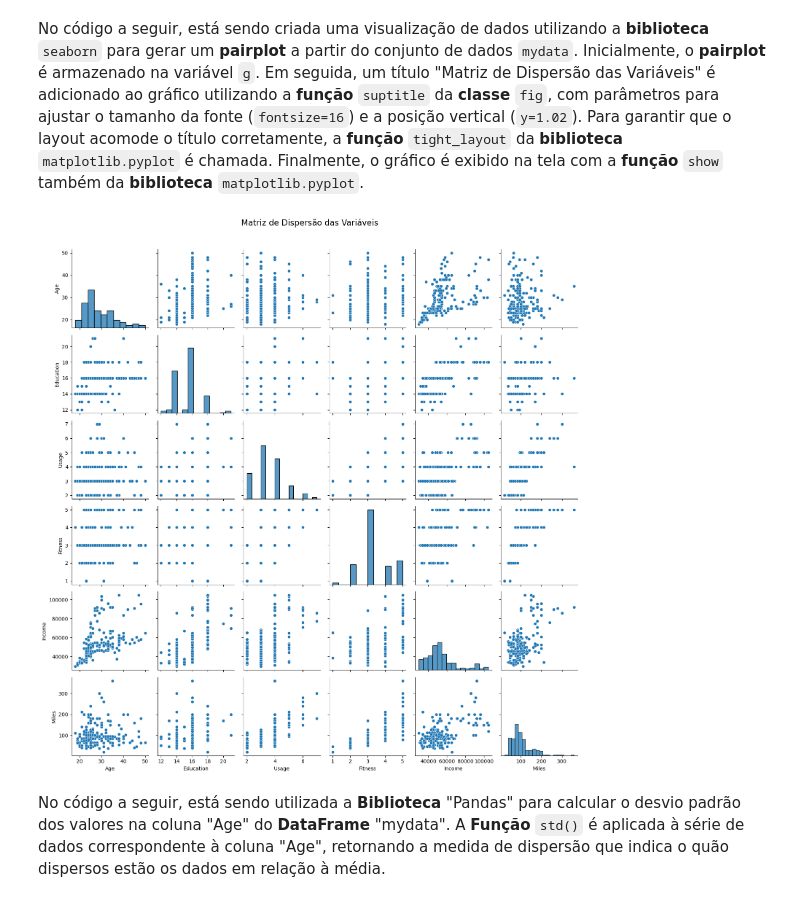
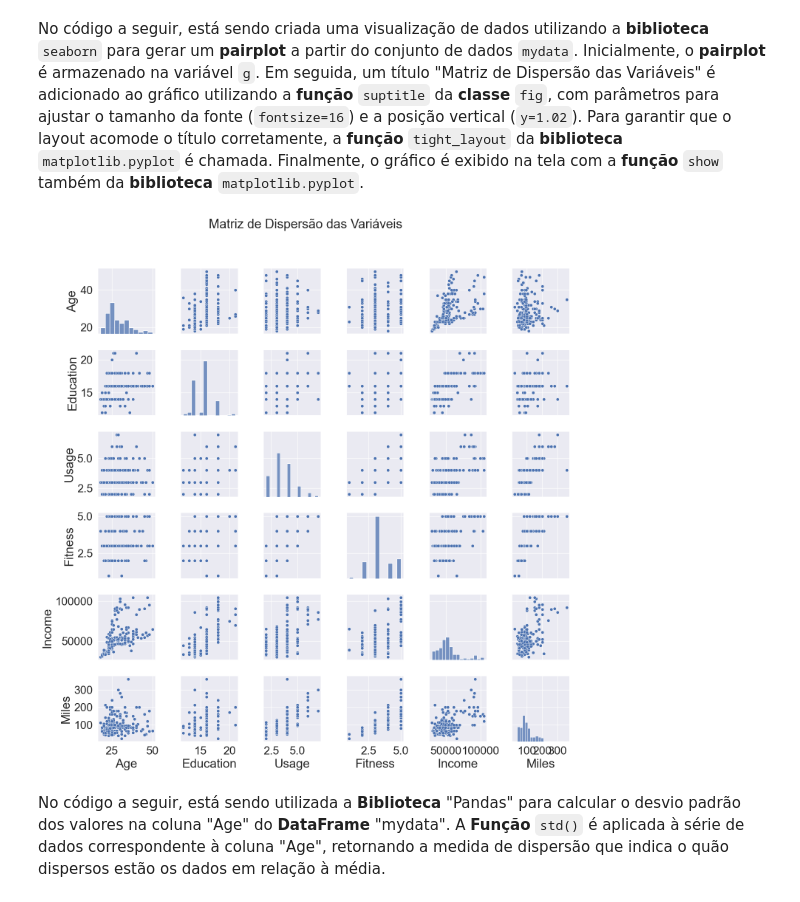
Before and after one commit to Adriano1976/pivot_table_function, a Jupyter notebook: CardioGoodFitness Descriptive Statistics.ipynb, the cells around one changed output. Drawn from its saved outputs; the diff is of its cells as text; code cells hidden in the pictures.

```diff
--- a/CardioGoodFitness Descriptive Statistics.ipynb
+++ b/CardioGoodFitness Descriptive Statistics.ipynb
@@ -151,0 +169,7 @@ plt.show()
+# %%
+sns.set(font_scale = 2)
+sns.displot(data=mydata, x="Miles", hue="Product",kind='kde', height=8, aspect=2.5)
+plt.title("Average Number of Miles for Each Product", fontsize=30)
+plt.tight_layout()
+
+plt.show()
@@ -197,12 +223,12 @@ pd.pivot_table(mydata,'Miles', index=['Product', 'Gender'], columns=[ 'MaritalSt
 No código a seguir, está sendo criada uma visualização de dados utilizando a **biblioteca** `seaborn` para gerar um **pairplot** a partir do conjunto de dados `mydata`. Inicialmente, o **pairplot** é armazenado na variável `g`. Em seguida, um título "Matriz de Dispersão das Variáveis" é adicionado ao gráfico utilizando a **função** `suptitle` da **classe** `fig`, com parâmetros para ajustar o tamanho da fonte (`fontsize=16`) e a posição vertical (`y=1.02`). Para garantir que o layout acomode o título corretamente, a **função** `tight_layout` da **biblioteca** `matplotlib.pyplot` é chamada. Finalmente, o gráfico é exibido na tela com a **função** `show` também da **biblioteca** `matplotlib.pyplot`.
 # %%
 g = sns.pairplot(mydata)
-g.fig.suptitle("Matriz de Dispersão das Variáveis", fontsize=16, y=1.02)
+g.fig.suptitle("Matriz de Dispersão das Variáveis", fontsize=25, y=1.02)
 
 plt.tight_layout()
 plt.show()
 # %% [output]
-[figure, old version]
+[figure, new version]
 # %% [markdown]
 No código a seguir, está sendo utilizada a **Biblioteca** "Pandas" para calcular o desvio padrão dos valores na coluna "Age" do **DataFrame** "mydata". A **Função** `std()` é aplicada à série de dados correspondente à coluna "Age", retornando a medida de dispersão que indica o quão dispersos estão os dados em relação à média.
 # %%
```
Also changed, not shown: parts of 28 cells of this notebook.
